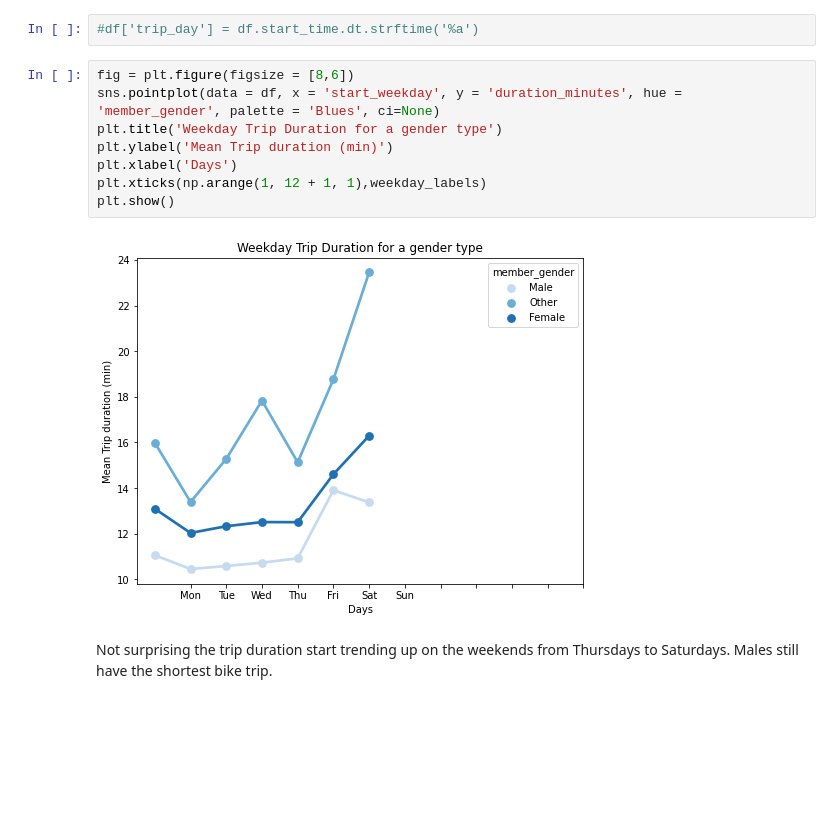
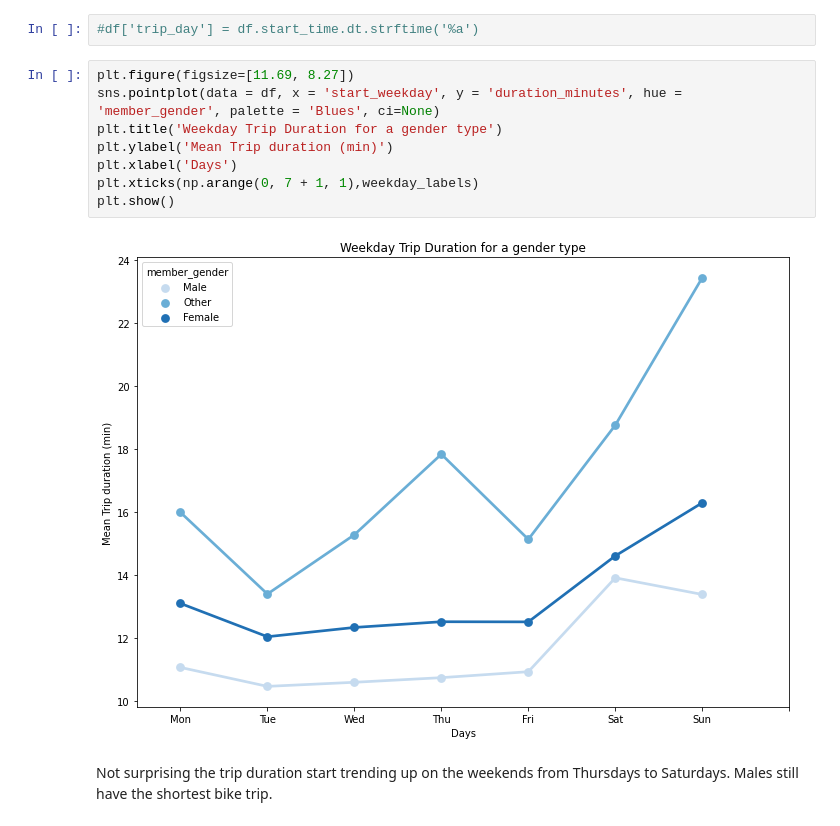
Before and after one commit to dainantonio/Bike-share-exploration, a Jupyter notebook: exploration_template-checkpoint.ipynb, the cells around one changed output. Drawn from its saved outputs; the diff is of its cells as text; blank space fills up the shorter version.

```diff
--- a/exploration_template-checkpoint.ipynb
+++ b/exploration_template-checkpoint.ipynb
@@ -497,15 +498,15 @@ Comparing the gender types as it relates to trip duration, the age 20 to 40 repr
 # %%
 #df['trip_day'] = df.start_time.dt.strftime('%a')
 # %%
-fig = plt.figure(figsize = [8,6])
+plt.figure(figsize=[11.69, 8.27])
 sns.pointplot(data = df, x = 'start_weekday', y = 'duration_minutes', hue = 'member_gender', palette = 'Blues', ci=None)
 plt.title('Weekday Trip Duration for a gender type')
 plt.ylabel('Mean Trip duration (min)')
 plt.xlabel('Days')
-plt.xticks(np.arange(1, 12 + 1, 1),weekday_labels)
+plt.xticks(np.arange(0, 7 + 1, 1),weekday_labels)
 plt.show()
 # %% [output]
-[figure, old version]
+[figure, new version]
 # %% [markdown]
 Not surprising the trip duration start trending up on the weekends from Thursdays to Saturdays. Males still have the shortest bike trip.
 # %% [markdown]
```
Also changed, not shown: parts of 5 cells of this notebook.
